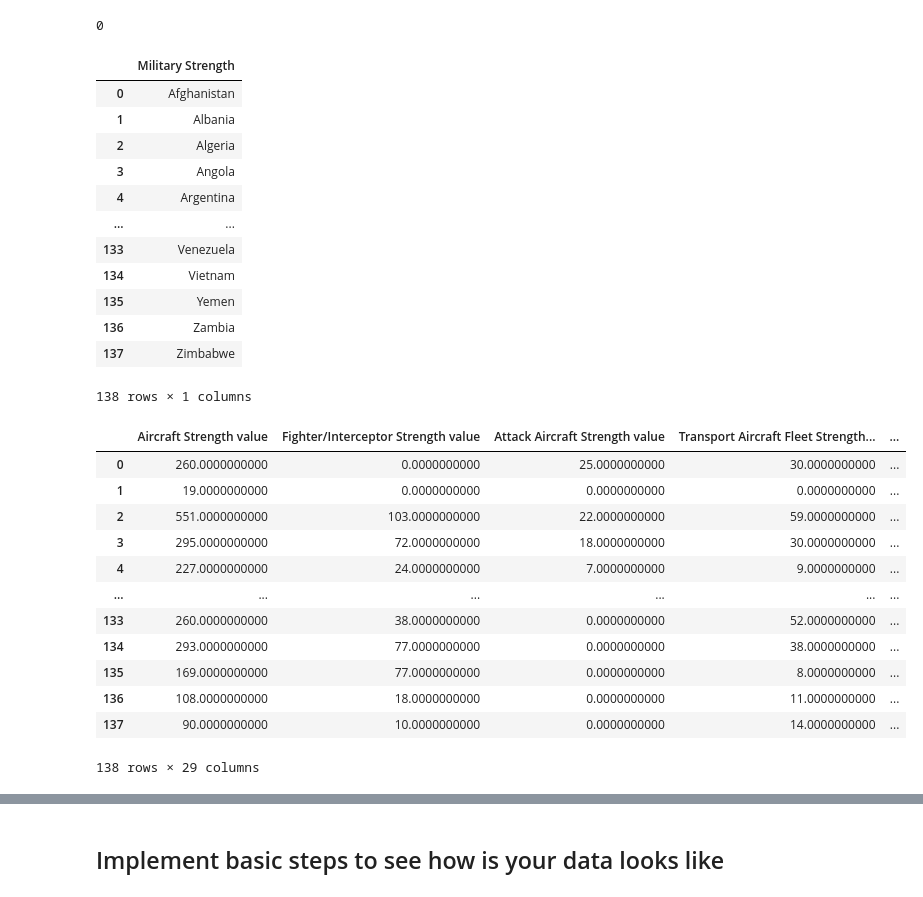
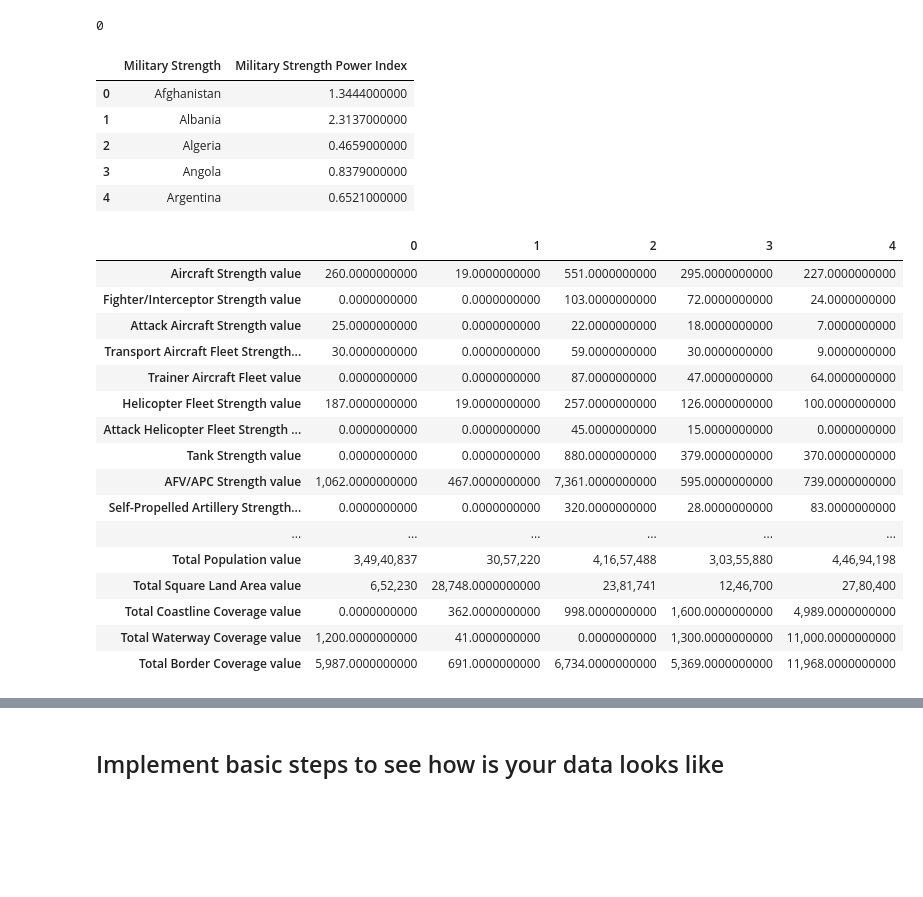
Before and after one commit to yasir5008/DS_-_ITF_Just_Working_Directory, a Jupyter notebook: ML/assignments/military_power-blank (1).ipynb, the cells around one changed output, grey strips where cells are left out. Drawn from its saved outputs; the diff is of its cells as text; code cells hidden in the pictures; blank space fills up the shorter version.

```diff
--- a/ML/assignments/military_power-blank (1).ipynb
+++ b/ML/assignments/military_power-blank (1).ipynb
@@ -129,38 +129,35 @@ df.duplicated().sum()
 # %% [output]
 0
 # %%
-df_p = df[['Military Strength']]
-df_p
+df_p = df[['Military Strength','Military Strength Power Index']]
+df_p.head()
 # %% [output]
-|  | Military Strength |
-| 0 | Afghanistan |
-| 1 | Albania |
-| 2 | Algeria |
-| 3 | Angola |
-| 4 | Argentina |
-| ... | ... |
-| 133 | Venezuela |
-| 134 | Vietnam |
-| 135 | Yemen |
-| 136 | Zambia |
-| 137 | Zimbabwe |
+|  | Military Strength | Military Strength Power Index |
+| 0 | Afghanistan | 1.3444000000 |
+| 1 | Albania | 2.3137000000 |
+| 2 | Algeria | 0.4659000000 |
+| 3 | Angola | 0.8379000000 |
+| 4 | Argentina | 0.6521000000 |
-138 rows × 1 columns
 # %%
 df_nodup = df[new_columns]
-df_nodup
+df_nodup.head().T
 # %% [output]
-|  | Aircraft Strength value | Fighter/Interceptor Strength value | Attack Aircraft Strength value | Transport Aircraft Fleet Strength... | ... |
-| 0 | 260.0000000000 | 0.0000000000 | 25.0000000000 | 30.0000000000 | ... |
-| 1 | 19.0000000000 | 0.0000000000 | 0.0000000000 | 0.0000000000 | ... |
-| 2 | 551.0000000000 | 103.0000000000 | 22.0000000000 | 59.0000000000 | ... |
-| 3 | 295.0000000000 | 72.0000000000 | 18.0000000000 | 30.0000000000 | ... |
-| 4 | 227.0000000000 | 24.0000000000 | 7.0000000000 | 9.0000000000 | ... |
+|  | 0 | 1 | 2 | 3 | 4 |
+| Aircraft Strength value | 260.0000000000 | 19.0000000000 | 551.0000000000 | 295.0000000000 | 227.0000000000 |
+| Fighter/Interceptor Strength value | 0.0000000000 | 0.0000000000 | 103.0000000000 | 72.0000000000 | 24.0000000000 |
+| Attack Aircraft Strength value | 25.0000000000 | 0.0000000000 | 22.0000000000 | 18.0000000000 | 7.0000000000 |
+| Transport Aircraft Fleet Strength... | 30.0000000000 | 0.0000000000 | 59.0000000000 | 30.0000000000 | 9.0000000000 |
+| Trainer Aircraft Fleet value | 0.0000000000 | 0.0000000000 | 87.0000000000 | 47.0000000000 | 64.0000000000 |
+| Helicopter Fleet Strength value | 187.0000000000 | 19.0000000000 | 257.0000000000 | 126.0000000000 | 100.0000000000 |
+| Attack Helicopter Fleet Strength ... | 0.0000000000 | 0.0000000000 | 45.0000000000 | 15.0000000000 | 0.0000000000 |
+| Tank Strength value | 0.0000000000 | 0.0000000000 | 880.0000000000 | 379.0000000000 | 370.0000000000 |
+| AFV/APC Strength value | 1,062.0000000000 | 467.0000000000 | 7,361.0000000000 | 595.0000000000 | 739.0000000000 |
+| Self-Propelled Artillery Strength... | 0.0000000000 | 0.0000000000 | 320.0000000000 | 28.0000000000 | 83.0000000000 |
 | ... | ... | ... | ... | ... | ... |
-| 133 | 260.0000000000 | 38.0000000000 | 0.0000000000 | 52.0000000000 | ... |
-| 134 | 293.0000000000 | 77.0000000000 | 0.0000000000 | 38.0000000000 | ... |
-| 135 | 169.0000000000 | 77.0000000000 | 0.0000000000 | 8.0000000000 | ... |
-| 136 | 108.0000000000 | 18.0000000000 | 0.0000000000 | 11.0000000000 | ... |
-| 137 | 90.0000000000 | 10.0000000000 | 0.0000000000 | 14.0000000000 | ... |
+| Total Population value | 3,49,40,837 | 30,57,220 | 4,16,57,488 | 3,03,55,880 | 4,46,94,198 |
+| Total Square Land Area value | 6,52,230 | 28,748.0000000000 | 23,81,741 | 12,46,700 | 27,80,400 |
+| Total Coastline Coverage value | 0.0000000000 | 362.0000000000 | 998.0000000000 | 1,600.0000000000 | 4,989.0000000000 |
+| Total Waterway Coverage value | 1,200.0000000000 | 41.0000000000 | 0.0000000000 | 1,300.0000000000 | 11,000.0000000000 |
+| Total Border Coverage value | 5,987.0000000000 | 691.0000000000 | 6,734.0000000000 | 5,369.0000000000 | 11,968.0000000000 |
-138 rows × 29 columns
 # %%
 data = pd.concat([df_p,df_nodup], axis=1)
```
Also changed, not shown: parts of 16 cells of this notebook.
